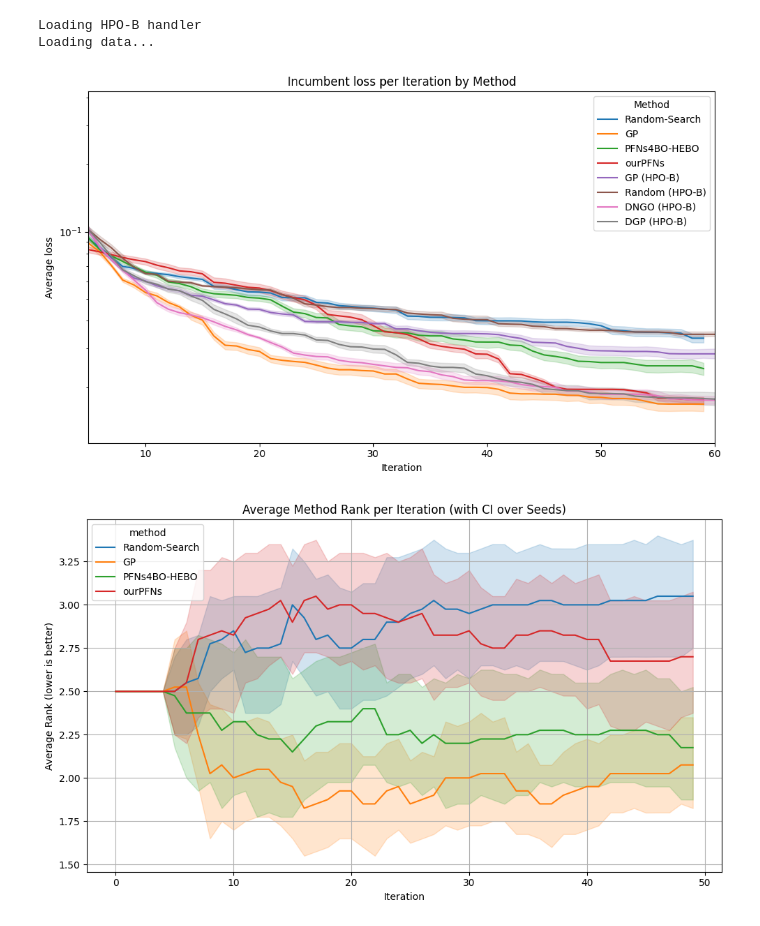
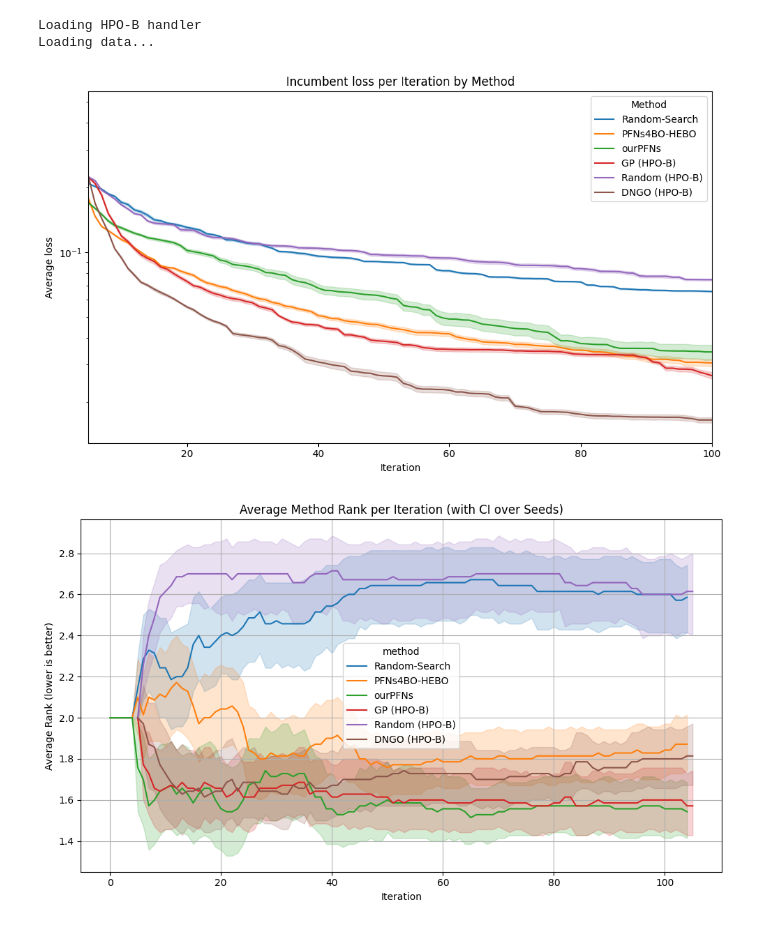
Before and after one commit to timruhkopf/ExperiencedFT-PFNs, a Jupyter notebook: HPO_tasks/HPO_B/plot.ipynb, the cells around one changed output. Saved outputs shown, nothing was run; the diff lists cells and outputs as text; code cells hidden in the pictures.

```diff
--- a/HPO_tasks/HPO_B/plot.ipynb
+++ b/HPO_tasks/HPO_B/plot.ipynb
@@ -6,14 +6,14 @@ from methods.random_search import RandomSearch
 import matplotlib.pyplot as plt
 import pandas as pd
 # %%
-def get_data_from_hpo_b_results(search_space_id, dataset_ids , method_name, init=5):
+def get_data_from_hpo_b_results(search_space_id, dataset_ids , method_name, init=5, time_limit=60):
     df = pd.read_json("./HPO_B/results/"+ method_name + ".json")
     df_id = df[int(search_space_id)]
     results = []
     for dataset_id in dataset_ids:
         df_id_data = df_id[int(dataset_id)]
         for seed, performances in df_id_data.items():
-            performances = [None]*init + performances  # Ensure performances is a list
+            performances = [None]*init + performances + [max(performances)]*(time_limit - len(performances)) # Ensure performances is a list
             for iteration, performance in enumerate(performances):
                 results.append({
                     "benchmark_name": "HPO-B",
@@ -31,17 +31,17 @@ def get_data_from_hpo_b_results(search_space_id, dataset_ids , method_name, init
 # %%
 result_folder = "./results/"
 benchmark_name = "HPO-B"
-time_horizon = 60
+time_horizon = 100
 initialization = 5
-method_names = ["Random-Search", "GP", "PFNs4BO-HEBO", "ourPFNs" ] #"GP"]#, "PFNs4BO-HEBO", "ourPFNs"]
+method_names = ["Random-Search", "PFNs4BO-HEBO" , "ourPFNs"] #"GP"]#, "PFNs4BO-HEBO", "ourPFNs"] , "ourPFNs"
 
 val_search_space_ids = [5527, 5891, 5906, 5971, 6767, 6766, 5860]
-test_search_space_ids = [5965, 7609, 5889, 4796, ] #6794 5859 5636 5970 7607
+test_search_space_ids = [5965 , 7609, 5889, 4796, 6794, 5859, 5636, 5970, 7607] #
 
 #method_names=[]
 search_space_ids = test_search_space_ids# ["4796", "5527", "5891", "5965", "5971", "7607", "7609", "5889"]
 #error ="5636" "5859", "5860", "5906", "5970", "6766" #gp , "6767", "6794"
-resullt_methods = ["GP", "Random", "DNGO","DGP"] #, "ourPFNs"]
+resullt_methods = ["GP",  "Random", "DNGO"] #,"DGP", "TAF", "TST", "RGPE"] #, "ourPFNs"] "Random", "DNGO","DGP", "TAF", "TST", "RGPE",
 
 
 hpob_hdlr = HPOBHandler(root_dir="./HPO_B/hpob-data/", mode="v3-test")
@@ -53,9 +53,10 @@ for search_space_id in search_space_ids:
     for method_name in method_names:
         for dataset_id in dataset_ids:
             df = pd.read_csv(result_folder + benchmark_name + "_" + method_name + "_" + search_space_id +"_"+ dataset_id + ".csv")
-            df_list.append(df)
+            df_list.append(df.copy())
     for method_name in resullt_methods:
-        df_list.append(get_data_from_hpo_b_results(search_space_id, dataset_ids,method_name, initialization))
+        df = get_data_from_hpo_b_results(search_space_id, dataset_ids,method_name, initialization, time_horizon)
+        df_list.append(df.copy())
 df = pd.concat(df_list, ignore_index=True)
 # %% [output]
 Loading HPO-B handler
@@ -64,7 +65,7 @@ Loading data...
 import matplotlib.pyplot as plt
 import seaborn as sns
 
-df['loss'] = 1 - df['performance']
+df['loss'] = 1 - df['performance'].round(8)
 df['avg_loss'] = df.groupby(['method','iteration', 'seed'])['loss'].transform('mean')
 
 # Plot
@@ -87,31 +88,31 @@ plt.xlim(initialization, time_horizon)
 plt.tight_layout()
 plt.show()
 # %% [output]
-[figure, old version]
+[figure, new version]
 # %%
 import pandas as pd
 import seaborn as sns
 import matplotlib.pyplot as plt
 
 # Step 1: Compute average incumbent_acc per method, iteration, and seed
 agg = df
 # Step 2: Compute rank per iteration and seed
-agg['rank'] = agg.groupby(['search_space_id','dataset_id', 'iteration', 'seed'])['loss'].rank(ascending=True, method='average')
+agg['rank'] = agg.groupby(['search_space_id','dataset_id', 'seed', 'iteration'])['loss'].rank(ascending=True, method='average')
 # Step 3: Plot with seaborn using confidence intervals or std
 plt.figure(figsize=(10, 6))
 sns.lineplot(
     data=agg,
     x='iteration',
     y='rank',
     hue='method',
     estimator='mean',
     errorbar=('ci', 95)
 )
 plt.title('Average Method Rank per Iteration (with CI over Seeds)')
 plt.xlabel('Iteration')
 plt.ylabel('Average Rank (lower is better)')
 plt.grid(True)
 plt.tight_layout()
 plt.show()
 # %% [output]
-[figure, old version]
+[figure, new version]
```
Also changed, not shown: 3 other files.
